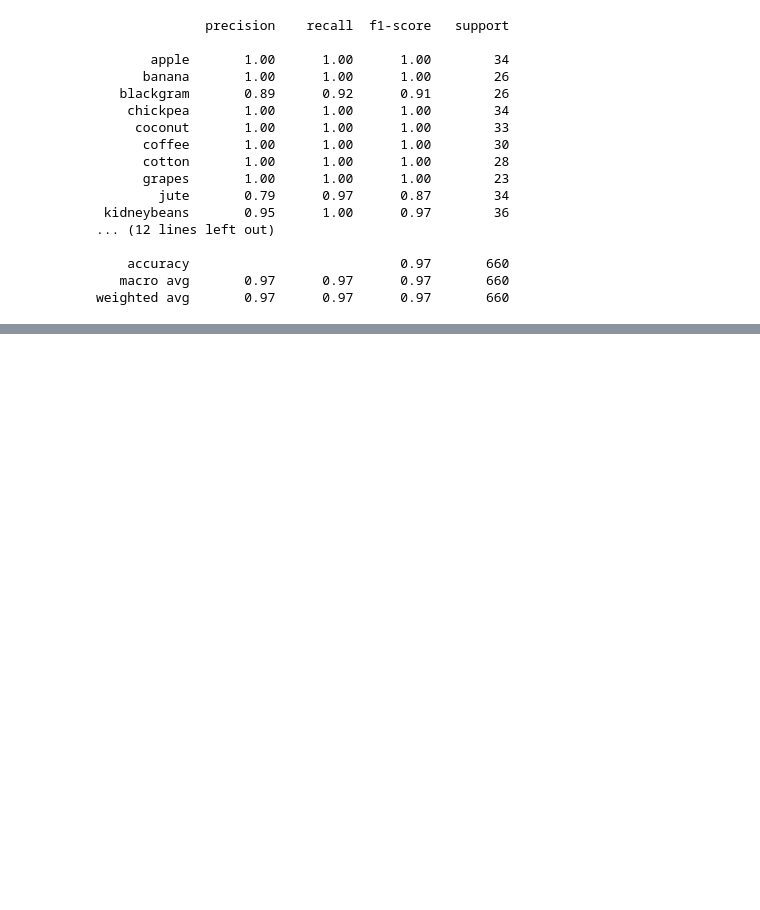
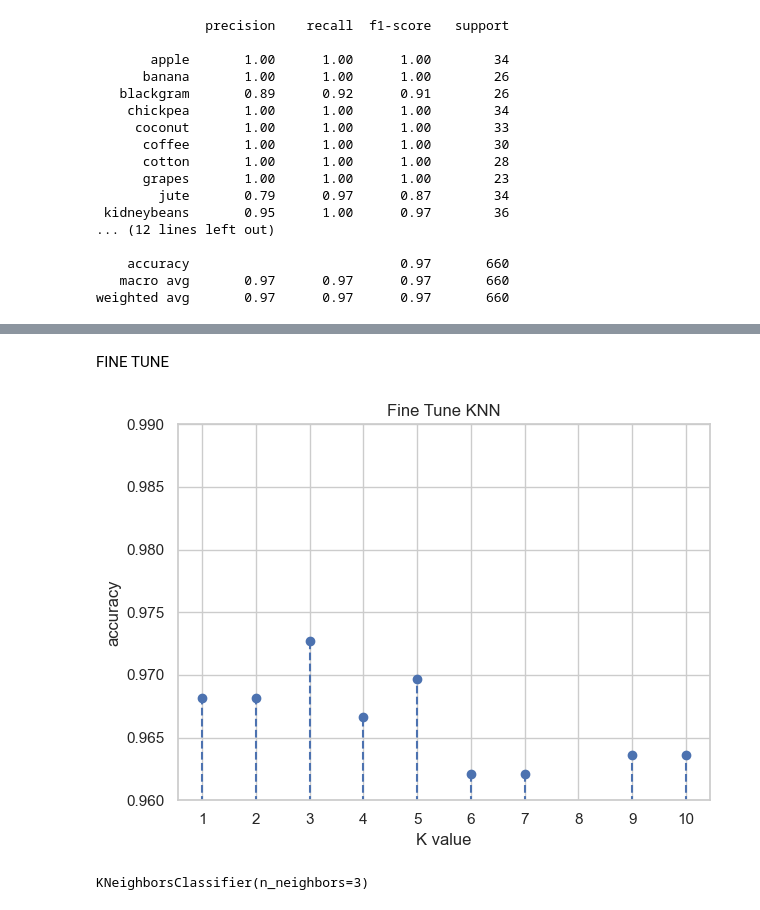
Before and after one commit to SamarBhattarai/Crop-Recommendation-System, a Jupyter notebook: crop.ipynb, the cells around one changed output, grey strips where cells are left out. Drawn from its saved outputs; the diff is of its cells as text; code cells hidden in the pictures; blank space fills up the shorter version.

```diff
--- a/crop.ipynb
+++ b/crop.ipynb
@@ -504,0 +560,32 @@ weighted avg       0.97      0.97      0.97       660
+# %% [markdown]
+FINE TUNE
+# %%
+neighbour_range = range(1,11)
+scores_accuracy = []
+
+for k in neighbour_range:
+    knn_obj = KNeighborsClassifier(n_neighbors = k)
+    knn_obj.fit(X_train_scaled1, y_train_scaled1)
+    scores_accuracy.append(knn_obj.score(X_test_scaled1, y_test_scaled1))
+
+# The .score() method in scikit-learn does two things internally:
+# It calls .predict(X_test) to get predicted values.
+# Then it compares predictions with y_test to calculate the accuracy.
+
+plt.xlabel('K value')
+plt.ylabel('accuracy')
+plt.scatter(neighbour_range, scores_accuracy)
+plt.vlines(neighbour_range,0, scores_accuracy, linestyle="dashed")
+plt.ylim(0.96,0.99)
+plt.xticks([i for i in range(1,11)])
+plt.title("Fine Tune KNN")
+plt.tight_layout()
+plt.savefig("Fine_tune_knn.png",dpi = 300,bbox_inches = "tight")
+plt.show()
+# %% [output]
+[figure, added]
+# %%
+knn_obj2 = KNeighborsClassifier(n_neighbors=3)
+knn_obj2.fit(X_train_scaled1, y_train_scaled1)
+# %% [output]
+KNeighborsClassifier(n_neighbors=3)
```
Also changed, not shown: parts of 36 cells of this notebook, 14 other files.
